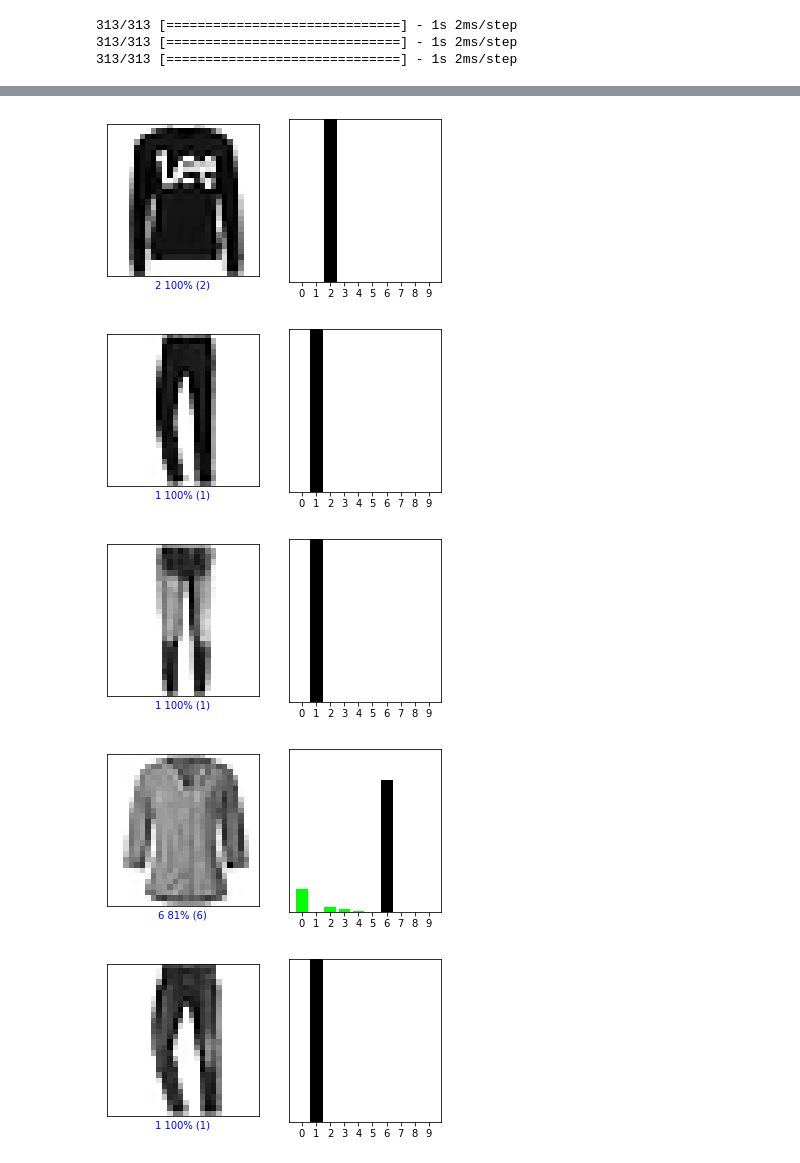
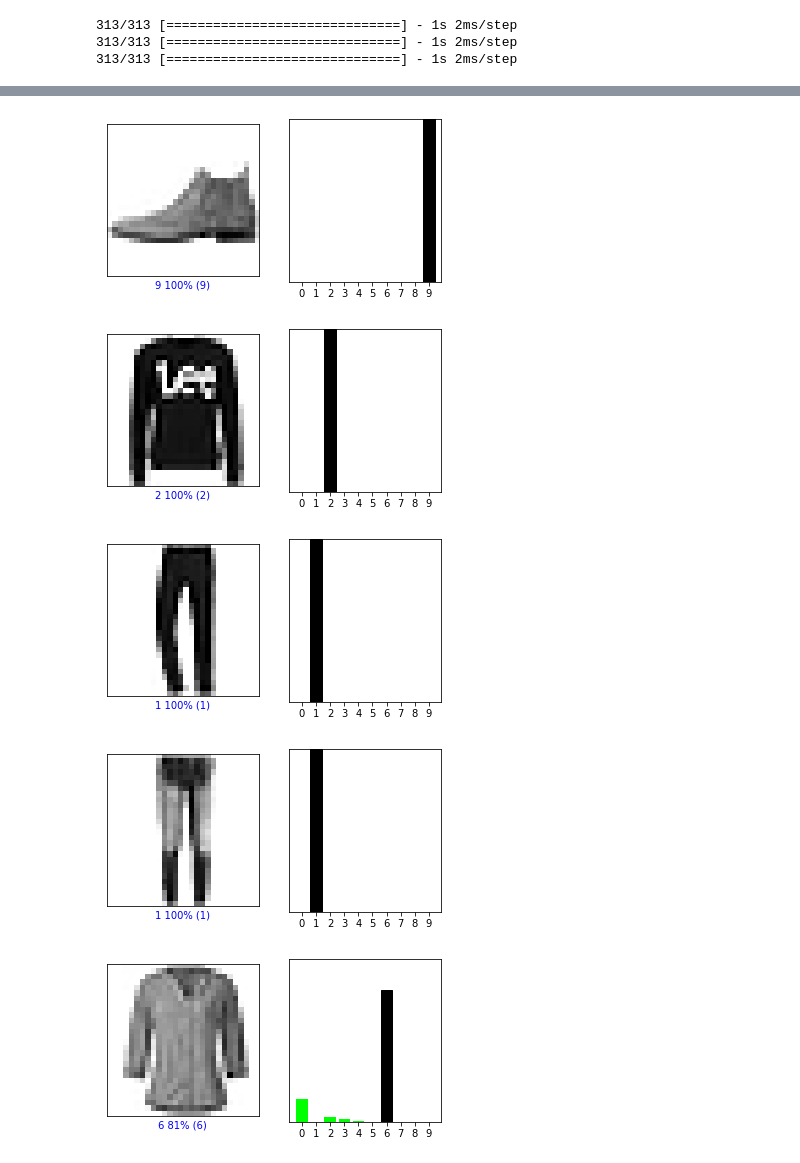
Before and after one commit to PilarAriasVazquez/AA_PRACTICA2_GRUPO_7, a Jupyter notebook: AA_PRACTICA2_GRUPO_7.ipynb, the cells around one changed output, grey strips where cells are left out. Drawn from its saved outputs; the diff is of its cells as text; code cells hidden in the pictures.

```diff
--- a/AA_PRACTICA2_GRUPO_7.ipynb
+++ b/AA_PRACTICA2_GRUPO_7.ipynb
@@ -653,7 +653,7 @@ def plot_value_array(i, predictions_array, true_label):
 test_labels=test_labels.reshape(10000,)
 # %%
 i = 0
-for j in range (1,14):
+for j in range (0,13):
   plt.figure(figsize=(6,3))
   plt.subplot(1,2,1)
   plot_image(j, predictions[j], test_labels, test_images.reshape(10000,28,28))
@@ -677,5 +677,5 @@ for j in range (1,14):
 # %%
-for j in range (1,14):
+for j in range (0,13):
   plt.figure(figsize=(6,3))
   plt.subplot(1,2,1)
   plot_image(j, predictions2[j], test_labels, test_images.reshape(10000,28,28))
@@ -699,14 +699,14 @@ for j in range (1,14):
 # %%
-for j in range (1,14):
+for j in range (0,13):
   plt.figure(figsize=(6,3))
   plt.subplot(1,2,1)
   plot_image(j, predictions3[j], test_labels, test_images.reshape(10000,28,28))
   plt.subplot(1,2,2)
   plot_value_array(j, predictions3[j], test_labels)
   plt.show()
 # %% [output]
-[figure, old version]
+[figure, new version]
-[figure, old version]
+[figure, new version]
-[figure, old version]
+[figure, new version]
-[figure, old version]
+[figure, new version]
-[figure, old version]
+[figure, new version]
```
Also changed, not shown: parts of 3 cells of this notebook.
